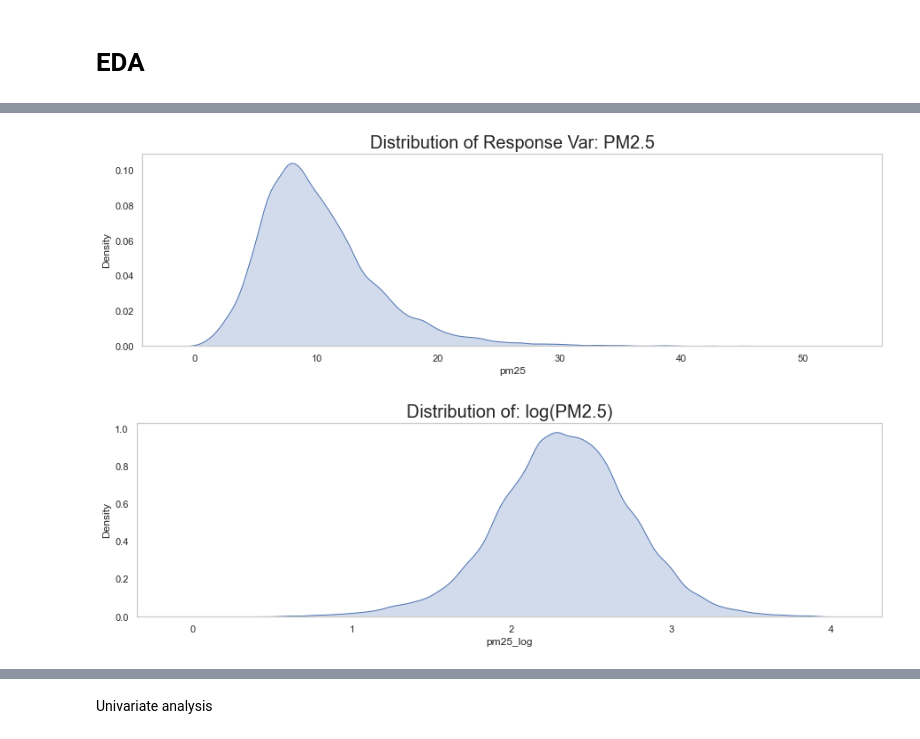
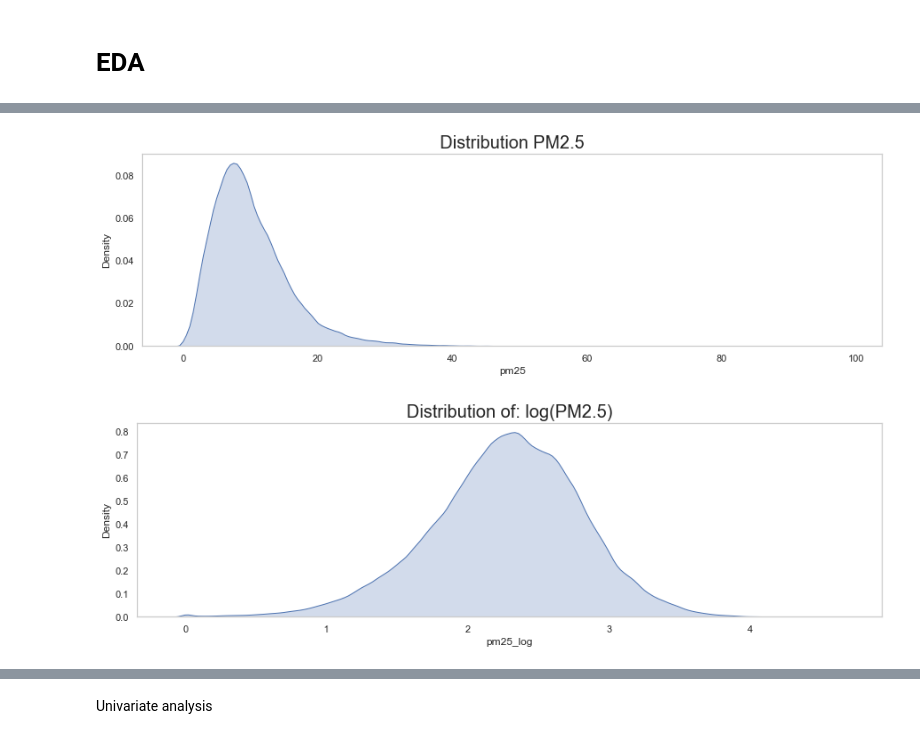
Before and after one commit to mattslyons/JLPS_capstone_project, a Jupyter notebook: modeling/2sls_tj_v1.ipynb, the cells around one changed output, grey strips where cells are left out. Drawn from its saved outputs; the diff is of its cells as text; code cells hidden in the pictures.

```diff
--- a/modeling/2sls_tj_v1.ipynb
+++ b/modeling/2sls_tj_v1.ipynb
@@ -57,9 +51,0 @@ pd.DataFrame(df.isna().sum()).T
-# %%
-# read in full joined dataset:
-df = pd.read_parquet(os.path.join(data_path, 'joined_data/joined_open_schools_only_10-10-22.parquet'))
-df = df.reset_index(drop=True)
-
-# read cornelia med data
-df1 = pd.read_csv(os.path.join(data_path, 'medical/hematopoietic_cancers.csv')).iloc[:,1:]
-df2 = pd.read_csv(os.path.join(data_path, 'medical/pediatric_vasculitis.csv')).iloc[:,1:]
-df3 = pd.read_csv(os.path.join(data_path, 'medical/type_1_diabetes.csv')).iloc[:,1:]
@@ -95,19 +51,0 @@ df_med.head(3)
-# %%
-print(f'starting row count: {df.shape[0]}')
-
-# fix some datatypes
-num_vars = ['angle_to_school', 'ps_elevation_m', 'pm25', 'point_source_pm25_tpy', 'dist_school_to_ps_m', 'angle_to_school']
-
-for var in num_vars:
-  df[var] = df[var].astype(float)
-
-# filter out na pm2.5 values (133,261 of them)
-df = df[~df['pm25'].isna()]
-
-# mean impute these vars
-# populations had 1,584 filled in
-mean_impute_vars = ['Taxable Year', 'Zip Code', 'CA_AGI_per_returns', 'Total Tax Liability'] + [i for i in df.columns if re.search('pop', i)]
-for var in mean_impute_vars:
-  df[var] = df[var].fillna(df[var].mean())
-
-print(f'ending row count: {df.shape[0]}')
@@ -188,0 +56,4 @@ Create a log version of PM2.5 to make it normally distributed
+# %%
+df['y_hematopoietic'] = df['number_of_visits_hem_cancers'] / df['total_pop_under19']
+df['y_vasculitis'] = df['number_of_visits_vasc'] / df['total_pop_under19']
+df['y_diabetes'] = df['number_of_visits_diab'] / df['total_pop_under19']
@@ -189,4 +62,4 @@ Create a log version of PM2.5 to make it normally distributed
 # %%
-df_grp['pm25_log'] = np.log1p(df_grp.pm25)
+df['pm25_log'] = np.log1p(df['pm25'])
 # %% [markdown]
 # EDA
@@ -193,17 +123,17 @@ df_grp['pm25_log'] = np.log1p(df_grp.pm25)
 # %%
 sns.set(rc = {'figure.figsize':(15,4)})
 sns.set_style("whitegrid", {'axes.grid' : False})
 
-sns.kdeplot(data=df_grp, x="pm25", bw_adjust=.8, fill=True).set_title("Distribution of Response Var: PM2.5", size=20)
+sns.kdeplot(data=df, x="pm25", bw_adjust=.8, fill=True).set_title("Distribution PM2.5", size=20)
 print('')
 # %% [output]
-[figure, old version]
+[figure, new version]
 # %%
 sns.set(rc = {'figure.figsize':(15,4)})
 sns.set_style("whitegrid", {'axes.grid' : False})
 
-sns.kdeplot(data=df_grp, x="pm25_log", bw_adjust=.8, fill=True)\
+sns.kdeplot(data=df, x="pm25_log", bw_adjust=.8, fill=True)\
   .set_title("Distribution of: log(PM2.5)", size=20)
 print('')
 # %% [output]
-[figure, old version]
+[figure, new version]
```
Also changed, not shown: parts of 42 cells of this notebook, 1 other file.
